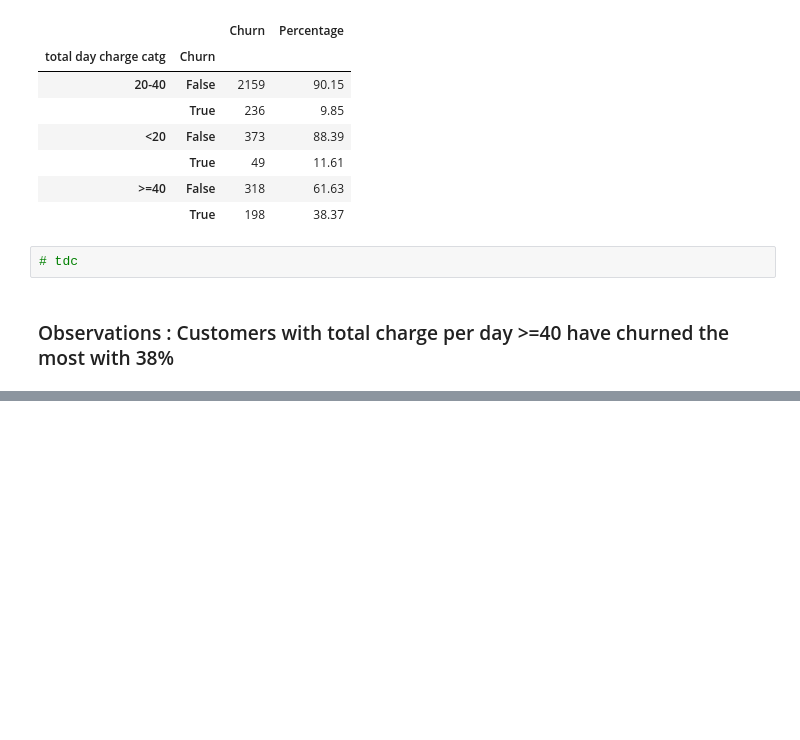
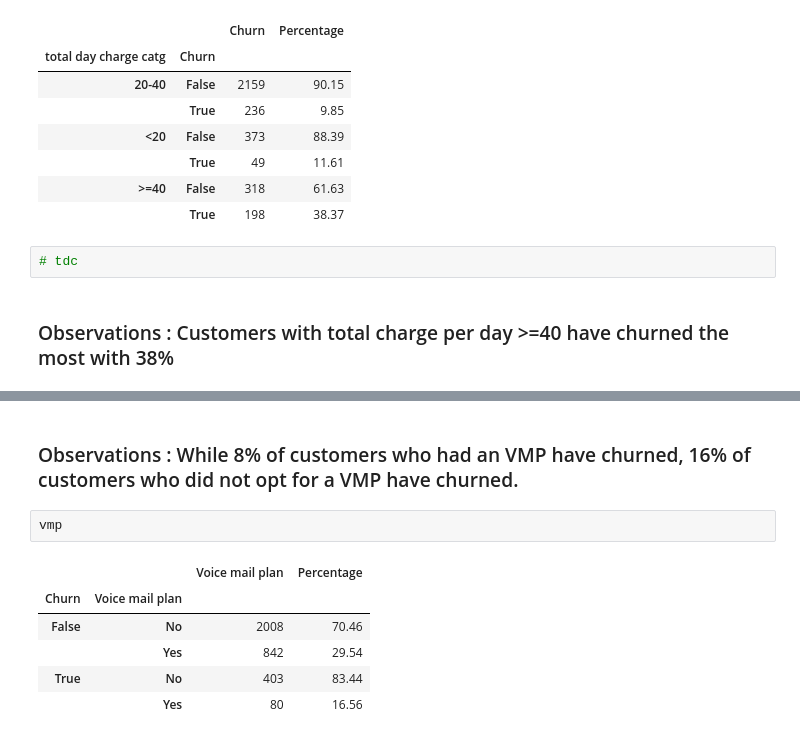
Before and after one commit to SharanKalyan/Customer_Churn_Analysis, a Jupyter notebook: Churn Prediction.ipynb, the cells around one changed output, grey strips where cells are left out. Saved outputs shown, nothing was run; the diff lists cells and outputs as text; blank space fills up the shorter version.

```diff
--- a/Churn Prediction.ipynb
+++ b/Churn Prediction.ipynb
@@ -577,0 +603,11 @@ tdc_op
+# %% [markdown]
+### Observations : While 8% of customers who had an VMP have churned, 16% of customers who did not opt for a VMP have churned.
+# %%
+vmp
+# %% [output]
+|  |  | Voice mail plan | Percentage |
+| Churn | Voice mail plan |  |  |
+| False | No | 2008 | 70.46 |
+|  | Yes | 842 | 29.54 |
+| True | No | 403 | 83.44 |
+|  | Yes | 80 | 16.56 |
```
Also changed, not shown: parts of 8 cells of this notebook.
